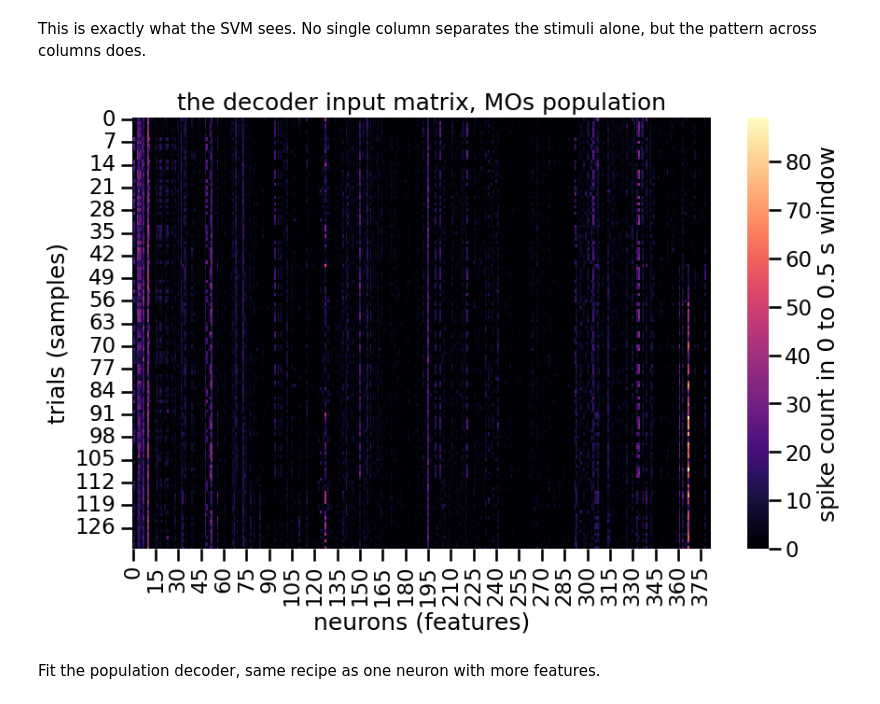
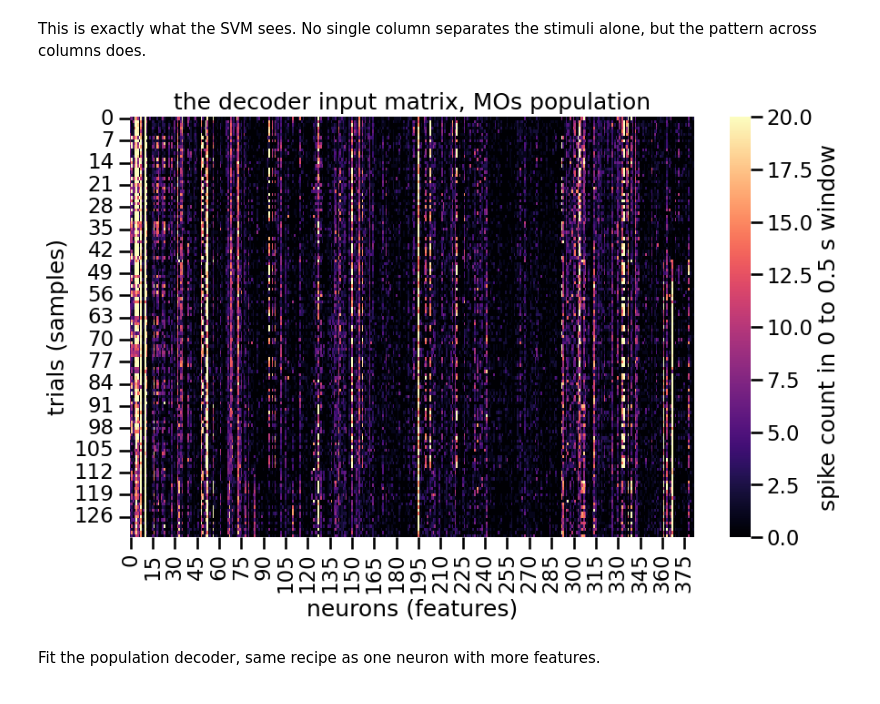
Before and after one commit to AllenSWDB/SWDB_2026_Behavioral_States, a Jupyter notebook: code/Workshop2_decoding_Noga_v3 (2).ipynb, the cells around one changed output. Drawn from its saved outputs; the diff is of its cells as text; code cells hidden in the pictures.

```diff
--- a/code/Workshop2_decoding_Noga_v3.ipynb
+++ b/code/Workshop2_decoding_Noga_v3 (2).ipynb
@@ -570,14 +630,14 @@ This is exactly what the SVM sees. No single column separates the stimuli
 alone, but the pattern across columns does.
 # %%
 fig, ax = plt.subplots(figsize=(10, 6))
-sns.heatmap(population_count_array, cmap='magma', ax=ax,
+sns.heatmap(population_count_array, cmap='magma', ax=ax, robust = True,
             cbar_kws={'label': 'spike count in 0 to 0.5 s window'})
 ax.set_xlabel('neurons (features)')
 ax.set_ylabel('trials (samples)')
 ax.set_title('the decoder input matrix, MOs population')
-plt.show()
+plt.show() # show z-score? apply z-score and show the effect.
 # %% [output]
-[figure, old version]
+[figure, new version]
 # %% [markdown]
 Fit the population decoder, same recipe as one neuron with more features.
 # %%
```
Also changed, not shown: parts of 14 cells of this notebook.
